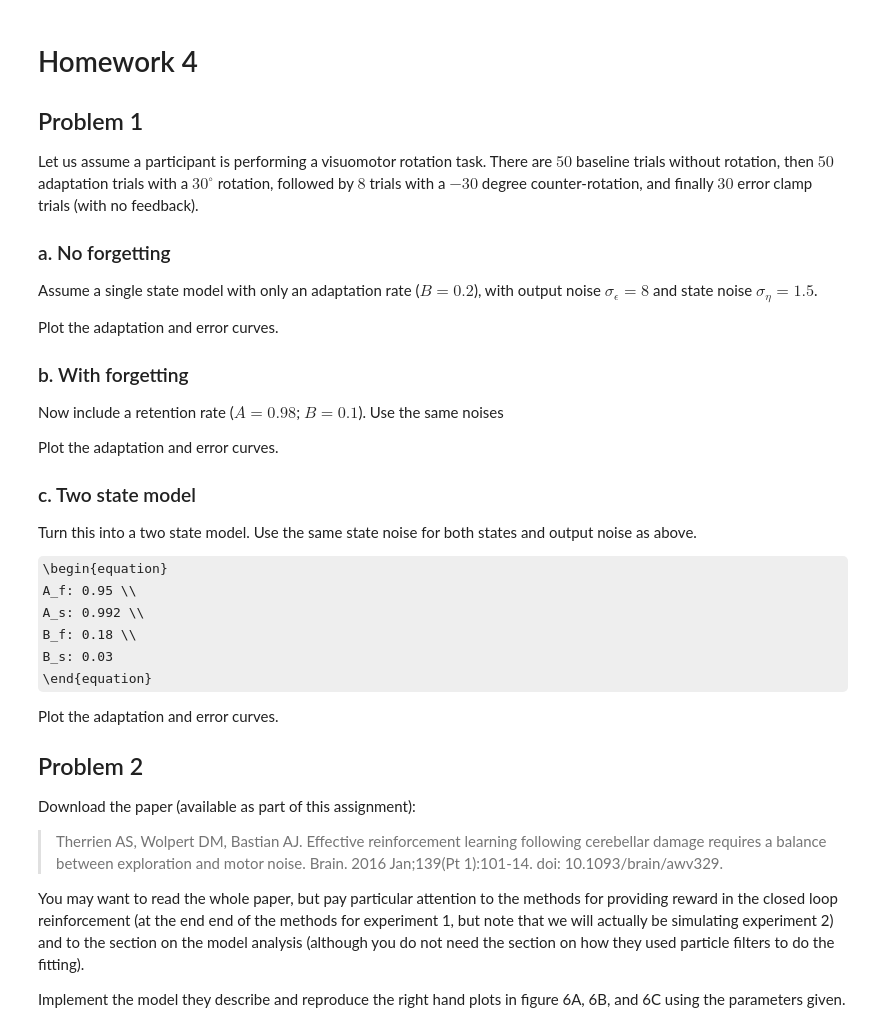
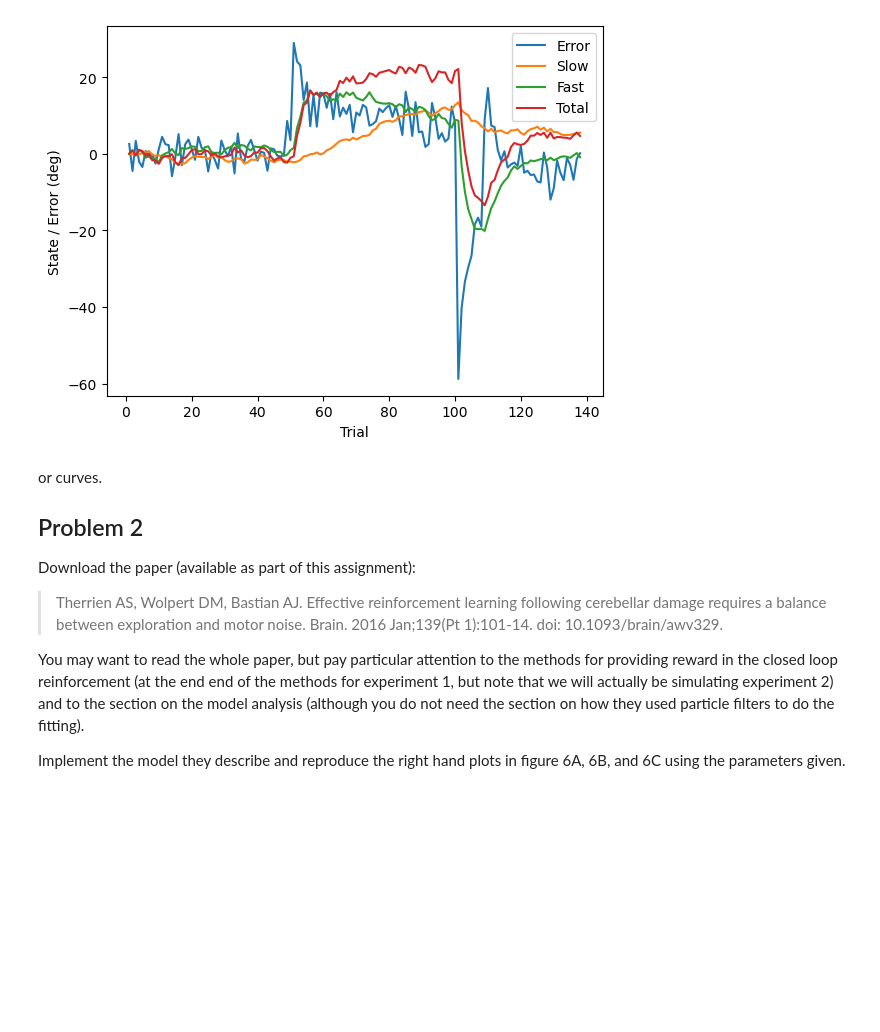
Before and after one commit to opherdonchin/ModelsOfTheMotorSystems, a Jupyter notebook: HW4.ipynb, the cells around one changed output. Saved outputs shown, nothing was run; the diff lists cells and outputs as text; code cells hidden in the pictures; some formulas as TeX source; blank space fills up the shorter version.

Commit message:
Problem 1 HW4 done
Switched over to JupyterLab notebook direclty.

```diff
--- a/HW4.ipynb
+++ b/HW4.ipynb
@@ -0,0 +3,4 @@
+# %%
+import numpy as np
+import matplotlib.pyplot as plt
+rng = np.random.default_rng()
@@ -0,0 +13,5 @@
+# %%
+p = np.concatenate([np.zeros(50), 30*np.ones(50), -30*np.ones(8), 30*np.zeros(30)])
+clamp = np.concatenate([np.full(50, False), np.full(50, False), np.full(8, False), 30*np.full(30, True)])
+num_trials = len(p)
+t = np.arange(num_trials)+1
@@ -1,35 +100,46 @@
+# %%
+x_f = np.zeros_like(p)
+x_s = np.zeros_like(p)
+y = np.zeros_like(p)
+
+A_f = 0.85
+A_s = 0.999
+B_f = 0.18
+B_s = 0.03
+
+s_epsilon = 3
+s_eta = 0.5
+
+epsilon = rng.normal(0, s_epsilon, num_trials)
+eta_f = rng.normal(0, s_eta, num_trials)
+eta_s = rng.normal(0, s_eta, num_trials)
+
+for i in range(num_trials-1):
+    y[i] = x_f[i] + x_s[i] + p[i] + epsilon[i]
+    x_f[i+1] = A_f*x_f[i] - B_f*y[i] + eta_f[i]
+    x_s[i+1] = A_s*x_s[i] - B_s*y[i] + eta_s[i]
+    if clamp[i]:
+        x_f[i+1] = A_f*x_f[i] + eta_f[i]
+        x_s[i+1] = A_s*x_s[i] + eta_s[i]
+
+y[num_trials-1] = x_f[num_trials-1] + x_s[num_trials-1] + p[num_trials-1] + epsilon[num_trials-1]
+
+plt.figure()
+
+plt.plot(t, y, label="Error")
+plt.plot(t, -x_s, label="Slow")
+plt.plot(t, -x_f, label="Fast")
+plt.plot(t, -x_s-x_f, label="Total")
+
+plt.xlabel("Trial")
+plt.ylabel("State / Error (deg)")
+plt.legend()
+plt.show()
+# %% [output]
+[figure, added]
 # %% [markdown]
-# Homework 4
-## Problem 1
-Let us assume a participant is performing a visuomotor rotation task.
-There are $50$ baseline trials without rotation, then $50$ adaptation trials
-with a $30^{\circ}$ rotation, followed by $8$ trials with a $-30$ degree
-counter-rotation, and finally  $30$ error clamp trials (with no feedback).
 
-### a. No forgetting
-Assume a single state model with only an adaptation rate ($B = 0.2$),
-with output noise $\sigma_{\epsilon}=8$ and state noise $\sigma_{\eta}=1.5$.
-
-Plot the adaptation and error curves.
-
-### b. With forgetting
-Now include a retention rate ($A = 0.98$; $B = 0.1$). Use the same noises
-
-Plot the adaptation
-and error curves.
-
-### c. Two state model
-Turn this into a two state model. Use the same state noise for both states
-and output noise as above.
-
-\begin{equation}
-A_f: 0.95 \\
-A_s: 0.992 \\
-B_f: 0.18 \\
-B_s: 0.03
-\end{equation}
-
-Plot the adaptation and error curves.
+or curves.
 
 ## Problem 2
 
```
Also changed, not shown: parts of 8 cells of this notebook, 3 other files.
